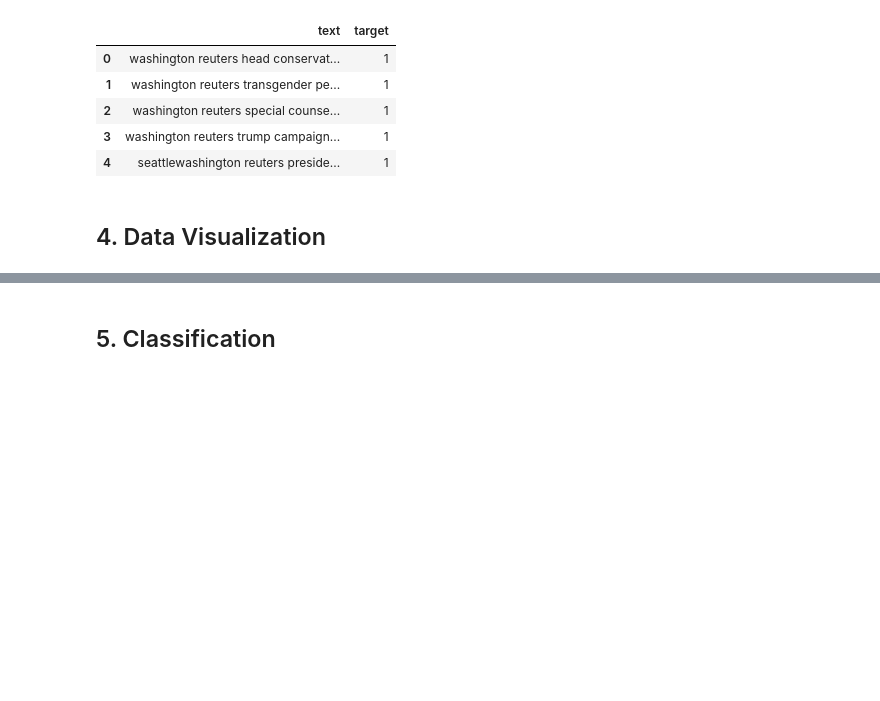
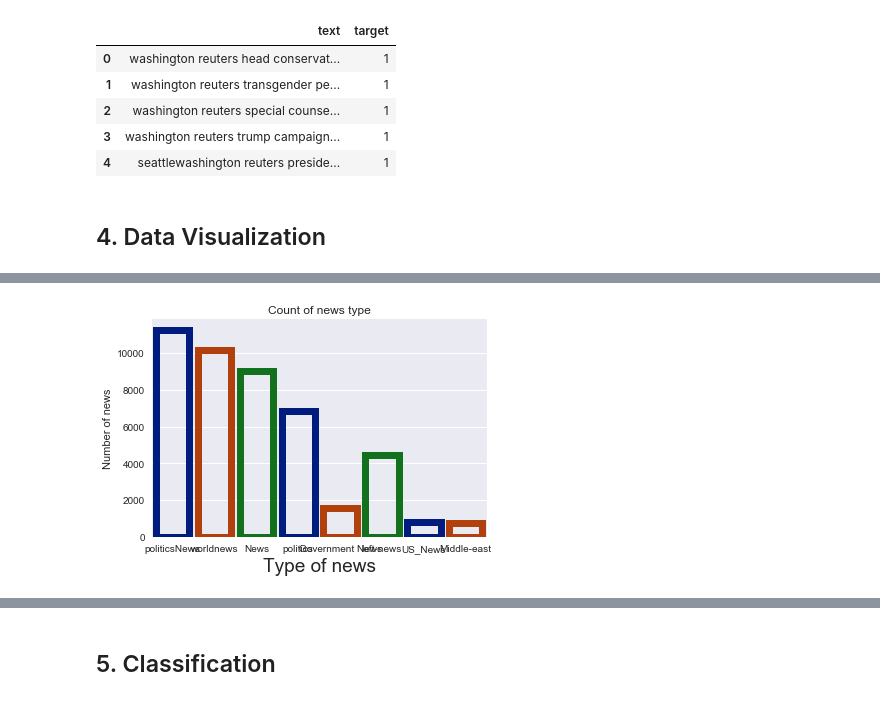
Before and after one commit to minhui-ma/Fake-news-and-real-news-classification, a Jupyter notebook: Fake_news_real_news.ipynb, the cells around one changed output, grey strips where cells are left out. Cells and saved outputs as stored; diff of their text form; code cells hidden in the pictures; blank space fills up the shorter version.

```diff
--- a/Fake_news_real_news.ipynb
+++ b/Fake_news_real_news.ipynb
@@ -210,0 +290,12 @@ data.head()
+# %%
+#Plotting the frequency plot to see what is
+ax = sns.countplot(x="subject", data=clean_newsdata,
+                   facecolor=(0,0,0,0),
+                   linewidth=7,
+                   edgecolor=sns.color_palette("dark", 3))
+
+#Setting labels and font size
+ax.set(xlabel='Type of news', ylabel='Number of news',title='Count of news type')
+ax.xaxis.get_label().set_fontsize(19)
+# %% [output]
+[figure, added]
```
Also changed, not shown: parts of 20 cells of this notebook.
